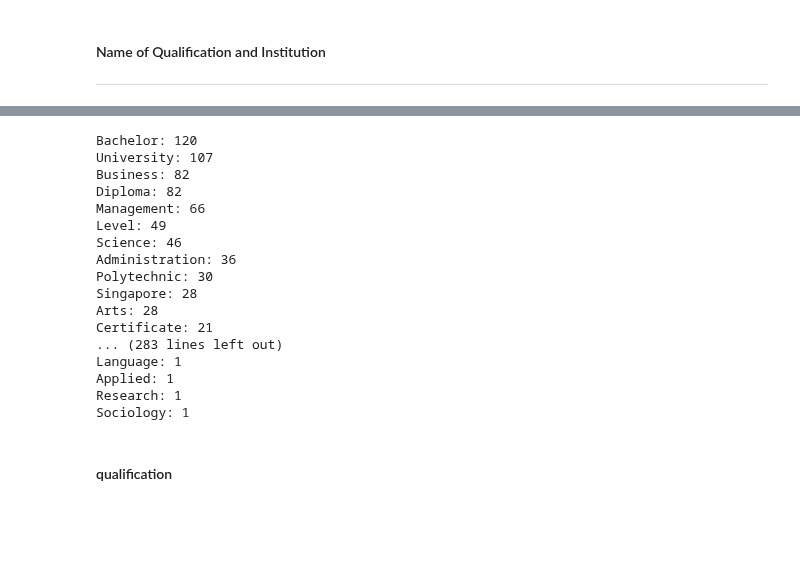
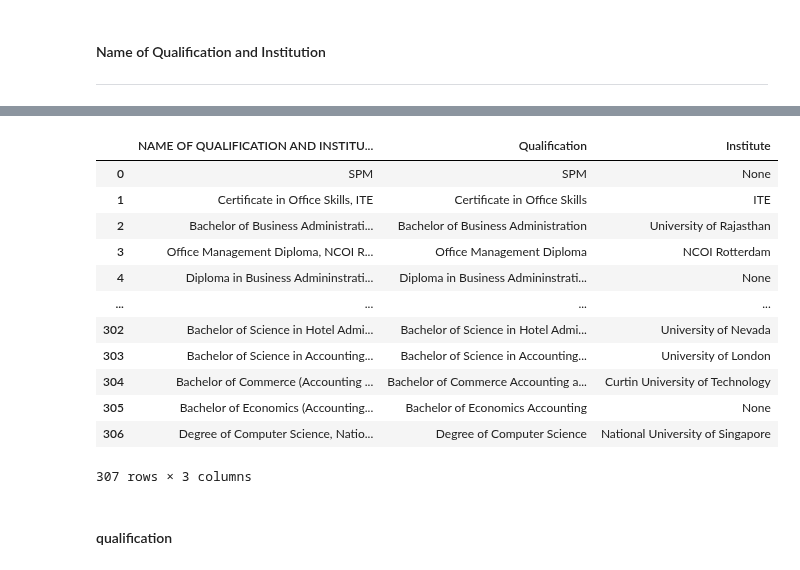
Before and after one commit to swamhtetg90/DAVI-CA2, a Jupyter notebook: data_cleaning.ipynb, the cells around one changed output, grey strips where cells are left out. Drawn from its saved outputs; the diff is of its cells as text; code cells hidden in the pictures; blank space fills up the shorter version.

```diff
--- a/data_cleaning.ipynb
+++ b/data_cleaning.ipynb
@@ -1571 +1637,12 @@ processed_df = process_dataframe(student_profiles_test)
+# %%
+# Suppose your DataFrame is student_profile_test
+student_profiles_test['Comma Count'] = student_profiles_test['NAME OF QUALIFICATION AND INSTITUTION'].fillna("").str.count(',')
+
+student_profiles_test[['Qualification', 'Institute']] = student_profiles_test.apply(
+    lambda row: pd.Series(parse_education_data(
+        row['NAME OF QUALIFICATION AND INSTITUTION'],
+        row['Comma Count']
+    )),
+    axis=1
+)
 # %%
@@ -1598,42 +1655,19 @@ sample_df
-# %%
-from collections import Counter
-from sklearn.feature_extraction.text import ENGLISH_STOP_WORDS
-import re
-
-def get_filtered_common_words(df, column='NAME OF QUALIFICATION AND INSTITUTION', min_length=3):
-    words = []
-    for line in df[column].dropna():
-        tokens = re.findall(r'\b\w+\b', line)
-        filtered = [
-            word.strip().title()
-            for word in tokens
-            if len(word) >= min_length and word.lower() not in ENGLISH_STOP_WORDS
-        ]
-        words.extend(filtered)
-    return Counter(words).most_common()
-
-# Usage:
-filtered_words = get_filtered_common_words(student_profiles_test)
-for word, count in filtered_words:
-    print(f"{word}: {count}")
-# %% [output]
-Bachelor: 120
-University: 107
-Business: 82
-Diploma: 82
-Management: 66
-Level: 49
-Science: 46
-Administration: 36
-Polytechnic: 30
-Singapore: 28
-Arts: 28
-Certificate: 21
-... (283 lines left out)
-Language: 1
-Applied: 1
-Research: 1
-Sociology: 1
+# %%
+student_profiles_test[['NAME OF QUALIFICATION AND INSTITUTION', 'Qualification', 'Institute']]
+# %% [output]
+|  | NAME OF QUALIFICATION AND INSTITU... | Qualification | Institute |
+| 0 | SPM | SPM | None |
+| 1 | Certificate in Office Skills, ITE | Certificate in Office Skills | ITE |
+| 2 | Bachelor of Business Administrati... | Bachelor of Business Administration | University of Rajasthan |
+| 3 | Office Management Diploma, NCOI R... | Office Management Diploma | NCOI Rotterdam |
+| 4 | Diploma in Business Admininstrati... | Diploma in Business Admininstrati... | None |
+| ... | ... | ... | ... |
+| 302 | Bachelor of Science in Hotel Admi... | Bachelor of Science in Hotel Admi... | University of Nevada |
+| 303 | Bachelor of Science in Accounting... | Bachelor of Science in Accounting... | University of London |
+| 304 | Bachelor of Commerce (Accounting ... | Bachelor of Commerce Accounting a... | Curtin University of Technology |
+| 305 | Bachelor of Economics (Accounting... | Bachelor of Economics Accounting | None |
+| 306 | Degree of Computer Science, Natio... | Degree of Computer Science | National University of Singapore |
+307 rows × 3 columns
 # %% [markdown]
 #### qualification
 # %%
```
Also changed, not shown: parts of 35 cells of this notebook.
